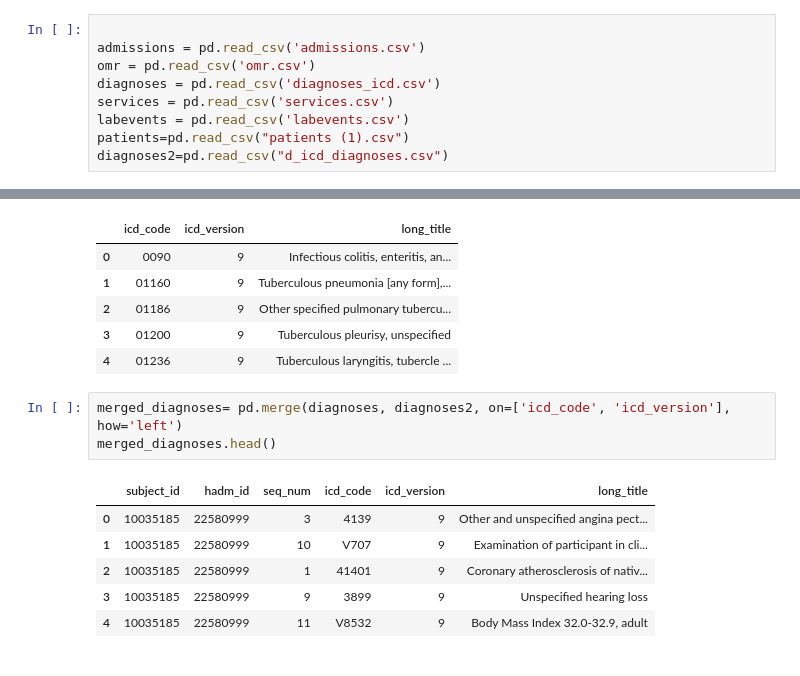
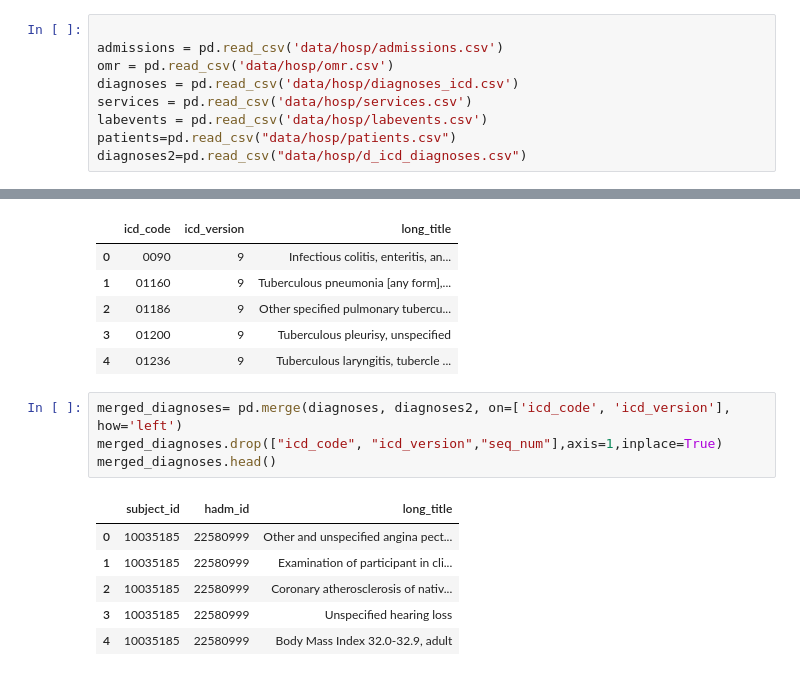
Before and after one commit to bizzfuzz/CHOP-comprehensive-hospital-outcome-prediction-system, a Jupyter notebook: CHOP.ipynb, the cells around one changed output, grey strips where cells are left out. Cells and saved outputs as stored; diff of their text form.

```diff
--- a/CHOP.ipynb
+++ b/CHOP.ipynb
@@ -7,13 +7,13 @@ import numpy as np
 loading the data
 # %%
 
-admissions = pd.read_csv('admissions.csv')
-omr = pd.read_csv('omr.csv')
-diagnoses = pd.read_csv('diagnoses_icd.csv')
-services = pd.read_csv('services.csv')
-labevents = pd.read_csv('labevents.csv')
-patients=pd.read_csv("patients (1).csv")
-diagnoses2=pd.read_csv("d_icd_diagnoses.csv")
+admissions = pd.read_csv('data/hosp/admissions.csv')
+omr = pd.read_csv('data/hosp/omr.csv')
+diagnoses = pd.read_csv('data/hosp/diagnoses_icd.csv')
+services = pd.read_csv('data/hosp/services.csv')
+labevents = pd.read_csv('data/hosp/labevents.csv')
+patients=pd.read_csv("data/hosp/patients.csv")
+diagnoses2=pd.read_csv("data/hosp/d_icd_diagnoses.csv")
 # %%
 admissions.head()
 # %% [output]
@@ -79,11 +79,12 @@ diagnoses2.head()
 | 4 | 01236 | 9 | Tuberculous laryngitis, tubercle ... |
 # %%
 merged_diagnoses= pd.merge(diagnoses, diagnoses2, on=['icd_code', 'icd_version'], how='left')
+merged_diagnoses.drop(["icd_code", "icd_version","seq_num"],axis=1,inplace=True)
 merged_diagnoses.head()
 # %% [output]
-|  | subject_id | hadm_id | seq_num | icd_code | icd_version | long_title |
-| 0 | 10035185 | 22580999 | 3 | 4139 | 9 | Other and unspecified angina pect... |
-| 1 | 10035185 | 22580999 | 10 | V707 | 9 | Examination of participant in cli... |
-| 2 | 10035185 | 22580999 | 1 | 41401 | 9 | Coronary atherosclerosis of nativ... |
-| 3 | 10035185 | 22580999 | 9 | 3899 | 9 | Unspecified hearing loss |
-| 4 | 10035185 | 22580999 | 11 | V8532 | 9 | Body Mass Index 32.0-32.9, adult |
+|  | subject_id | hadm_id | long_title |
+| 0 | 10035185 | 22580999 | Other and unspecified angina pect... |
+| 1 | 10035185 | 22580999 | Examination of participant in cli... |
+| 2 | 10035185 | 22580999 | Coronary atherosclerosis of nativ... |
+| 3 | 10035185 | 22580999 | Unspecified hearing loss |
+| 4 | 10035185 | 22580999 | Body Mass Index 32.0-32.9, adult |
```
Also changed, not shown: parts of 3 cells of this notebook.
